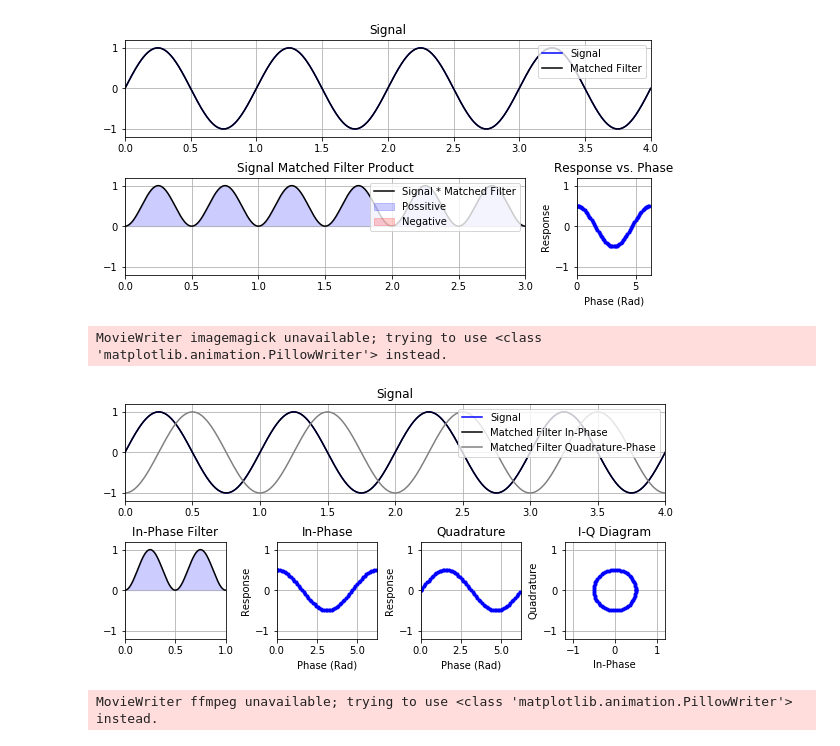
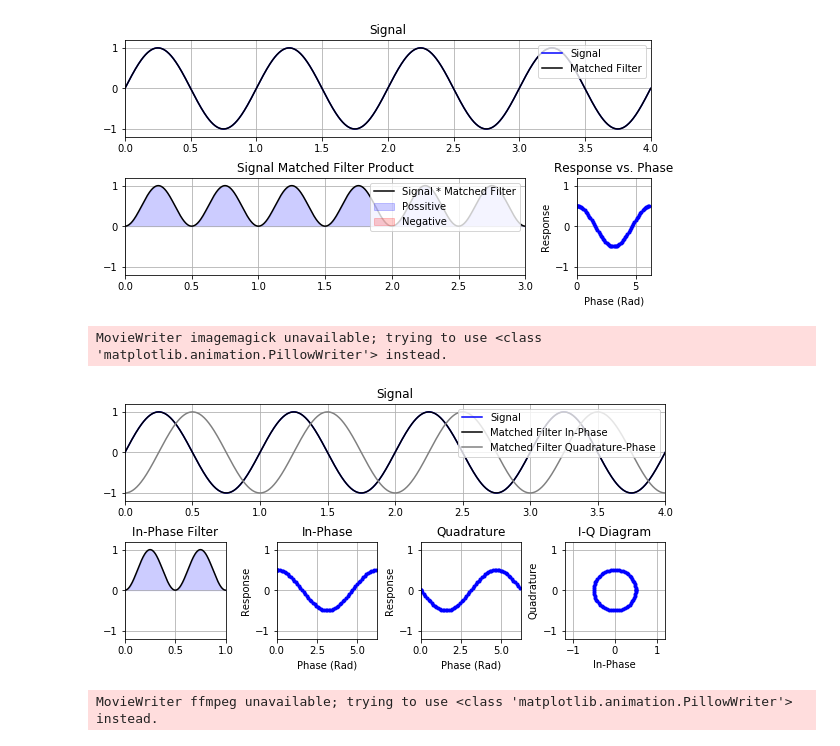
Before and after one commit to TheWylieStCoyote/Introduction_to_Signal_Processing_GRCon21, a Jupyter notebook: notebooks/Section_1_figures.ipynb, the cells around one changed output. Cells and saved outputs as stored; diff of their text form; code cells hidden in the pictures.

```diff
--- a/notebooks/Section_1_figures.ipynb
+++ b/notebooks/Section_1_figures.ipynb
@@ -955,7 +955,7 @@ def plot_signal_matched_filter(freq=1, phi=0, mf_freq=1, mf_phi=0):
     ax3.set_title('In-Phase')
     ax3.set_xlim((0, 2*np.pi))
     ax3.set_ylim((-1.2, 1.2))
-    ax3.plot([phi/(1)], [np.sum(sig*mf)*(x[1]-x[0])/(max(x)-min(x))], '.b')
+    ax3.plot([abs(phi)/(1)], [np.sum(sig*mf)*(x[1]-x[0])/(max(x)-min(x))], '.b')
     ax3.grid(True)
     ax3.set_xlabel('Phase (Rad)')
     ax3.set_ylabel('Response')
@@ -963,39 +963,39 @@ def plot_signal_matched_filter(freq=1, phi=0, mf_freq=1, mf_phi=0):
     ax4.set_title('Quadrature')
     ax4.set_xlim((0, 2*np.pi))
     ax4.set_ylim((-1.2, 1.2))
-    ax4.plot([phi/(1)], [np.sum(sig*mf_q)*(x[1]-x[0])/(max(x)-min(x))], '.b')
+    ax4.plot([abs(phi)/(1)], [np.sum(sig*mf_q)*(x[1]-x[0])/(max(x)-min(x))], '.b')
     ax4.grid(True)
     ax4.set_xlabel('Phase (Rad)')
     ax4.set_ylabel('Response')
 
     ax5.set_title('I-Q Diagram')
     ax5.set_xlim((-1.2, 1.2))
     ax5.set_ylim((-1.2, 1.2))
     ax5.plot([np.sum(sig*mf)*(x[1]-x[0])/(max(x)-min(x))], [np.sum(sig*mf_q)*(x[1]-x[0])/(max(x)-min(x))], '.b')
     ax5.grid(True)
     ax5.set_xlabel('In-Phase')
     ax5.set_ylabel('Quadrature')
 
 
 
 
 #plot_signal_matched_filter(freq=1, phi=2*np.pi/8)
 #plt.show()
 
 def plot_signal_matched_filter_animate(frame):
-    phase = frame_to_phase(frame, 64)
+    phase = -frame_to_phase(frame, 64)
     plot_signal_matched_filter(phi=phase)
 
 
 anim = FuncAnimation(fig, plot_signal_matched_filter_animate,
 #                     init_func=init,
                                    frames=range(64), interval=50, blit=False)
 
-anim.save('matched_filter_IQ.gif', writer='imagemagick')
+anim.save('matched_filter_IQ_negative.gif', writer='imagemagick')
 plt.show()
 # %% [output]
 MovieWriter imagemagick unavailable; trying to use <class 'matplotlib.animation.PillowWriter'> instead.
-[figure, old version]
+[figure, new version]
 # %%
 line, = ax.plot([], [], lw=2)
 
```
Also changed, not shown: 29 other files.
